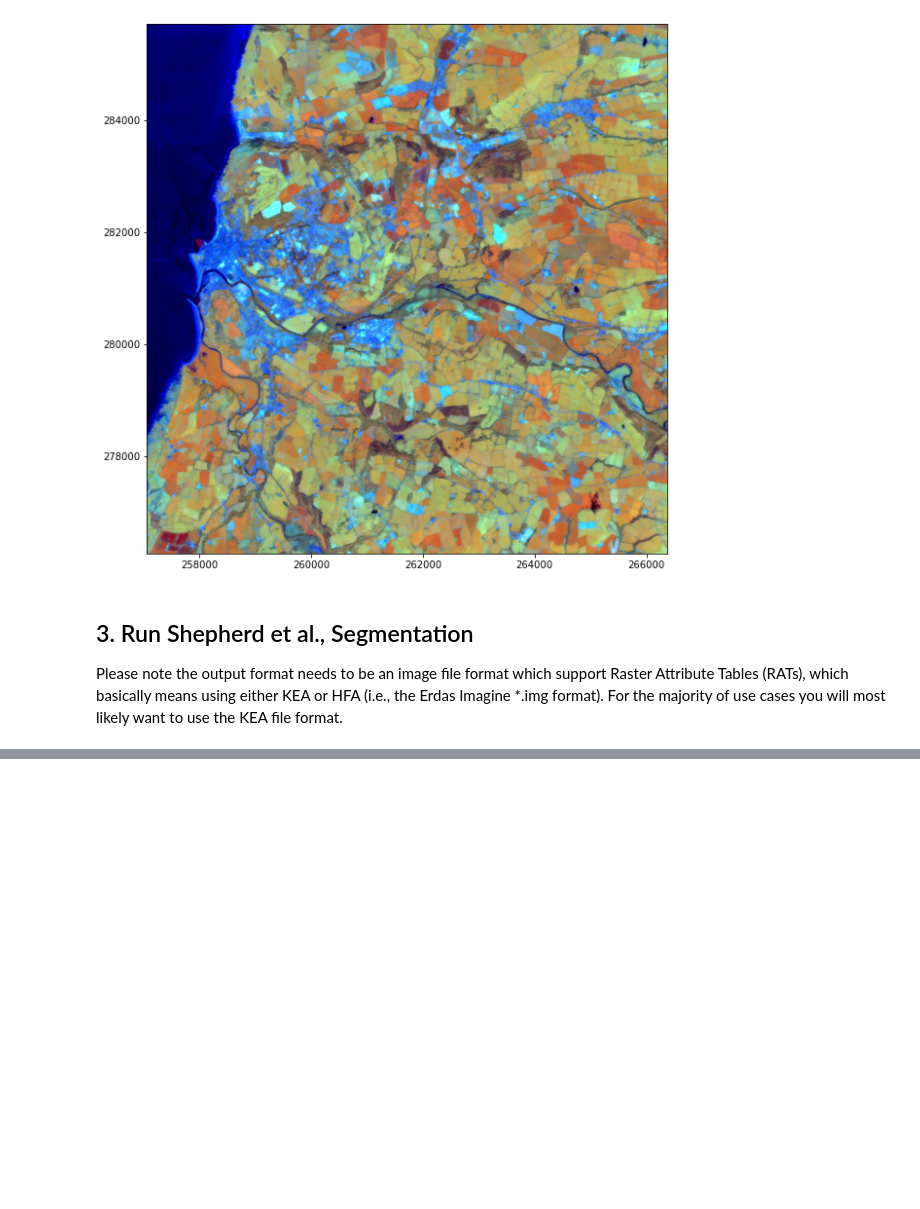
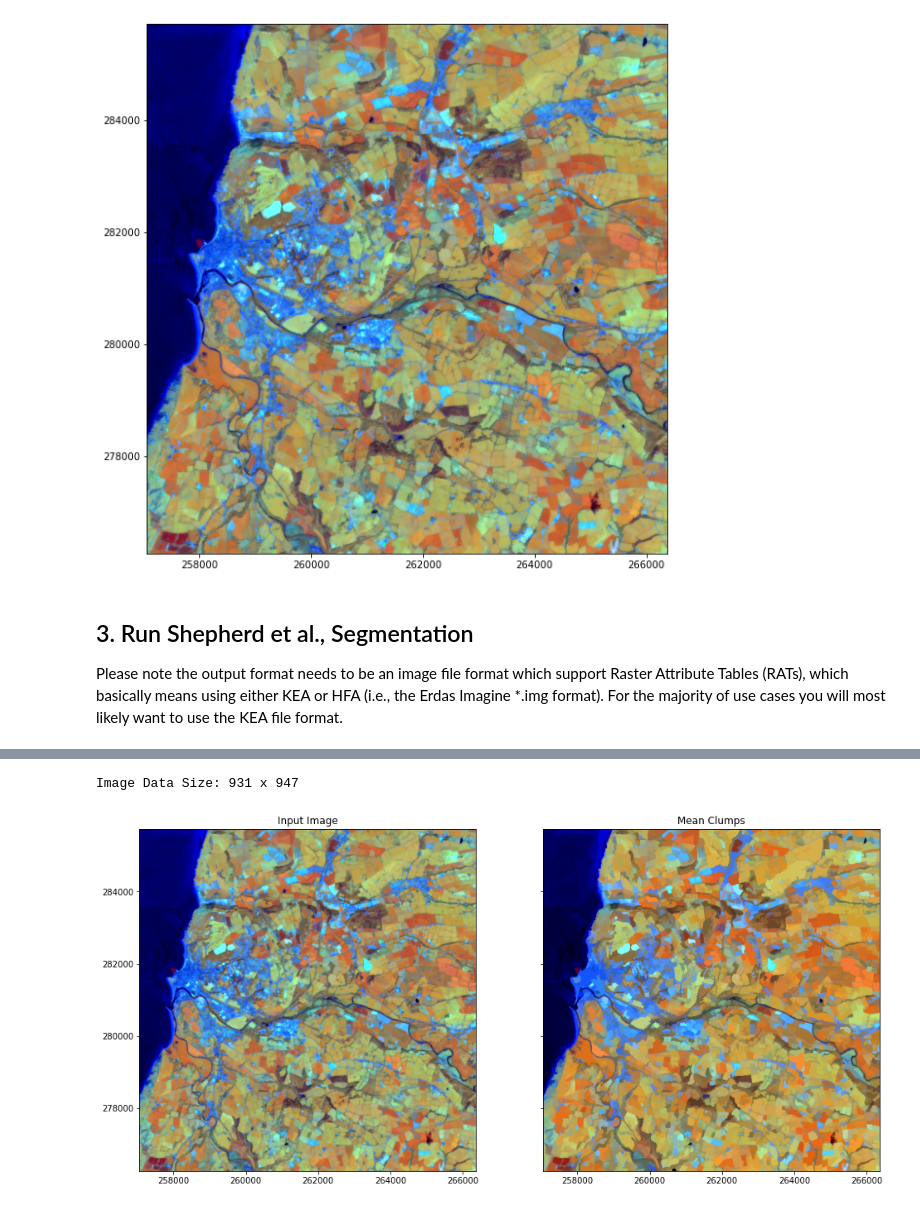
Before and after one commit to remotesensinginfo/rsgislib-tutorials, a Jupyter notebook: 04_image_segmentation/01_shepherd_etal_image_segmentation.ipynb, the cells around one changed output, grey strips where cells are left out. Drawn from its saved outputs; the diff is of its cells as text; code cells hidden in the pictures; blank space fills up the shorter version.

```diff
--- a/04_image_segmentation/01_shepherd_etal_image_segmentation.ipynb
+++ b/04_image_segmentation/01_shepherd_etal_image_segmentation.ipynb
@@ -128,0 +152,31 @@ Image Data Size: 931 x 947
+# %%
+### Input image
+# Get the image data as a numpy array and the spatial bounding
+# box of the image data. We have specified that the bands we
+# want for the visualisation are 8, 9, 3 (NIR, SWIR1, Red)
+# which produces a good false colour visualisation which is
+# good at picking out vegetation. If you want a true colour
+# (i.e., Red, Green, Blue) visualisation change the bands to
+# [3, 2, 1]
+img_mean_data, img_coords = rsgislib.tools.plotting.get_gdal_raster_mpl_imshow(
+    out_mean_img, bands=[8, 9, 3]
+)
+
+# Stretch the image data so is visualises appropriately and usefully
+# In this case the resulting values will be between 0-1.
+img_mean_data_strch = rsgislib.tools.plotting.stdev_stretch_np_arr(img_mean_data, no_data_val=0.0)
+
+
+# Create the matplotlib figure - in this case two plots so the NDVI
+# and image are plotted alongside each other
+fig, (ax1, ax2) = plt.subplots(1, 2, figsize=(16, 8), sharey=True)
+
+# Use the imshow function to display the image data within the plot
+# the extent option defines the x and y axis values.
+ax1.imshow(img_data_strch, extent=img_coords)
+ax1.title.set_text("Input Image")
+ax2.imshow(img_mean_data_strch, extent=img_seg_coords)
+ax2.title.set_text("Mean Clumps")
+# %% [output]
+Image Data Size: 931 x 947
+[figure, added]
```
Also changed, not shown: parts of 6 cells of this notebook, 3 other files.
